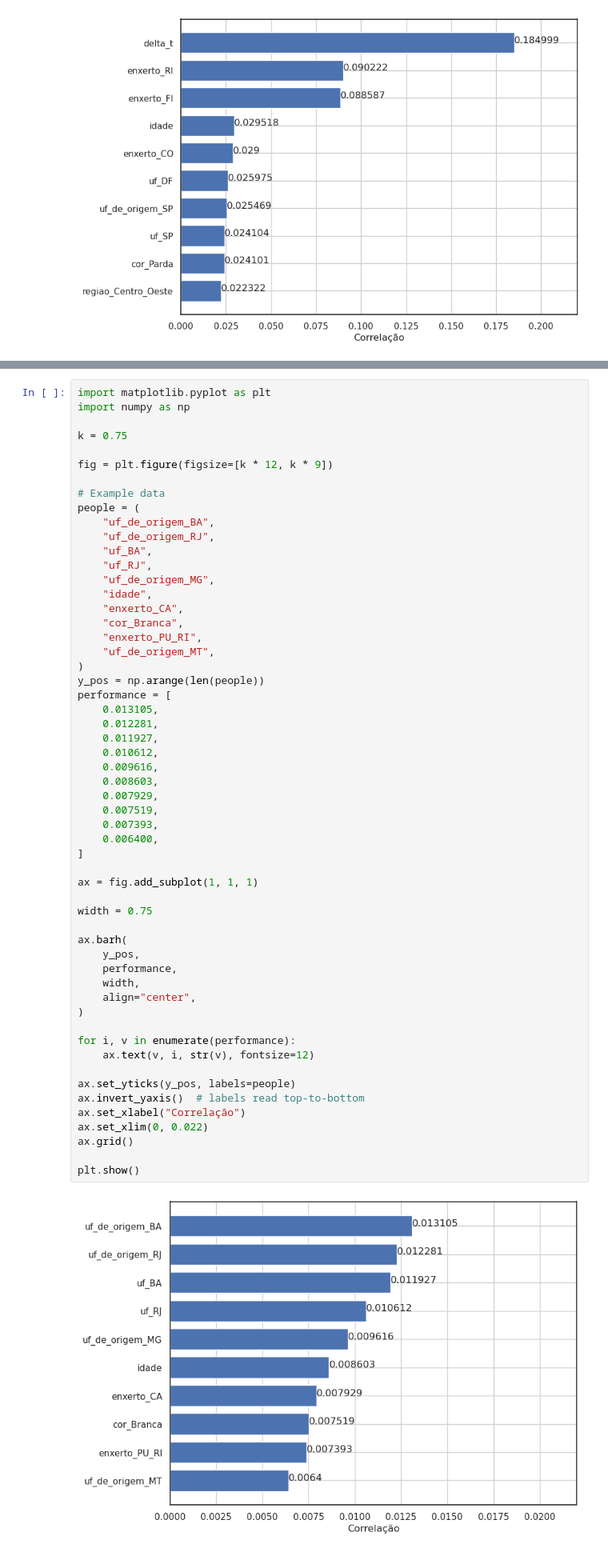
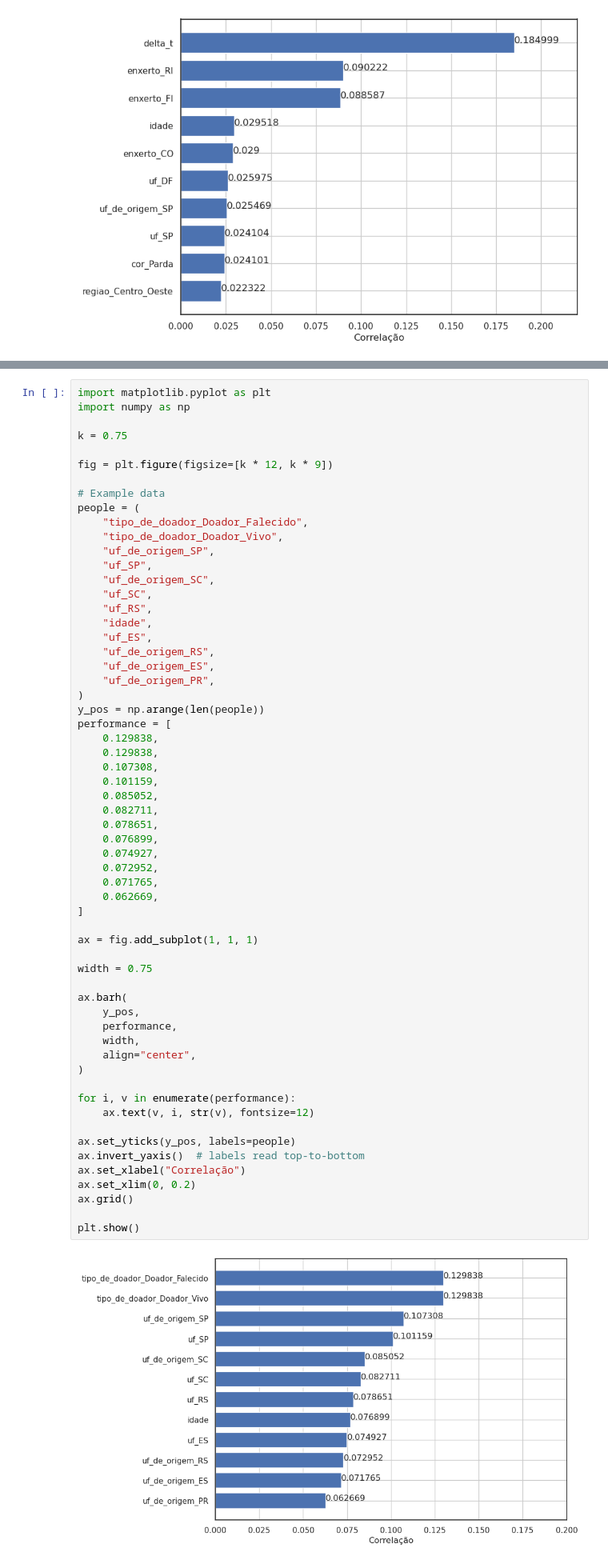
Before and after one commit to Esterci/SNT_table_study, a Jupyter notebook: machine_learning/pre_processamento.ipynb, the cells around one changed output, grey strips where cells are left out. Shown: that part at 80% size. Saved outputs shown, nothing was run; the diff lists cells and outputs as text.

```diff
--- a/machine_learning/pre_processamento.ipynb
+++ b/machine_learning/pre_processamento.ipynb
@@ -357,54 +361,58 @@ fig = plt.figure(figsize=[k * 12, k * 9])
 
 # Example data
 people = (
-    "uf_de_origem_BA",
-    "uf_de_origem_RJ",
-    "uf_BA",
-    "uf_RJ",
-    "uf_de_origem_MG",
+    "tipo_de_doador_Doador_Falecido",
+    "tipo_de_doador_Doador_Vivo",
+    "uf_de_origem_SP",
+    "uf_SP",
+    "uf_de_origem_SC",
+    "uf_SC",
+    "uf_RS",
     "idade",
-    "enxerto_CA",
-    "cor_Branca",
-    "enxerto_PU_RI",
-    "uf_de_origem_MT",
+    "uf_ES",
+    "uf_de_origem_RS",
+    "uf_de_origem_ES",
+    "uf_de_origem_PR",
 )
 y_pos = np.arange(len(people))
 performance = [
-    0.013105,
-    0.012281,
-    0.011927,
-    0.010612,
-    0.009616,
-    0.008603,
-    0.007929,
-    0.007519,
-    0.007393,
-    0.006400,
+    0.129838,
+    0.129838,
+    0.107308,
+    0.101159,
+    0.085052,
+    0.082711,
+    0.078651,
+    0.076899,
+    0.074927,
+    0.072952,
+    0.071765,
+    0.062669,
 ]
 
 ax = fig.add_subplot(1, 1, 1)
 
 width = 0.75
 
 ax.barh(
     y_pos,
     performance,
     width,
     align="center",
 )
 
 for i, v in enumerate(performance):
     ax.text(v, i, str(v), fontsize=12)
 
 ax.set_yticks(y_pos, labels=people)
 ax.invert_yaxis()  # labels read top-to-bottom
 ax.set_xlabel("Correlação")
-ax.set_xlim(0, 0.022)
+ax.set_xlim(0, 0.2)
 ax.grid()
 
 plt.show()
 # %% [output]
-[figure, old version]
+[figure, new version]
 # %%
 from sklearn.decomposition import PCA
 
```
Also changed, not shown: parts of 11 cells of this notebook, 1 other file.
